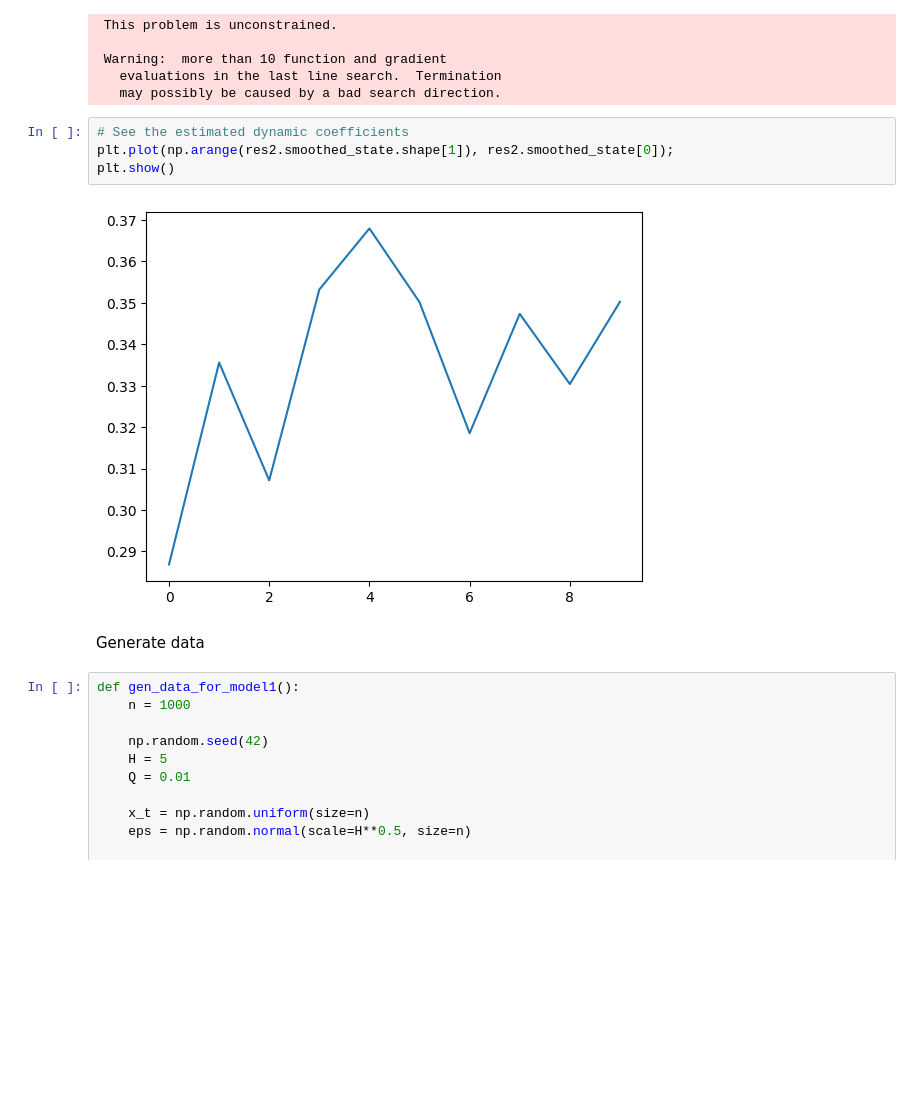
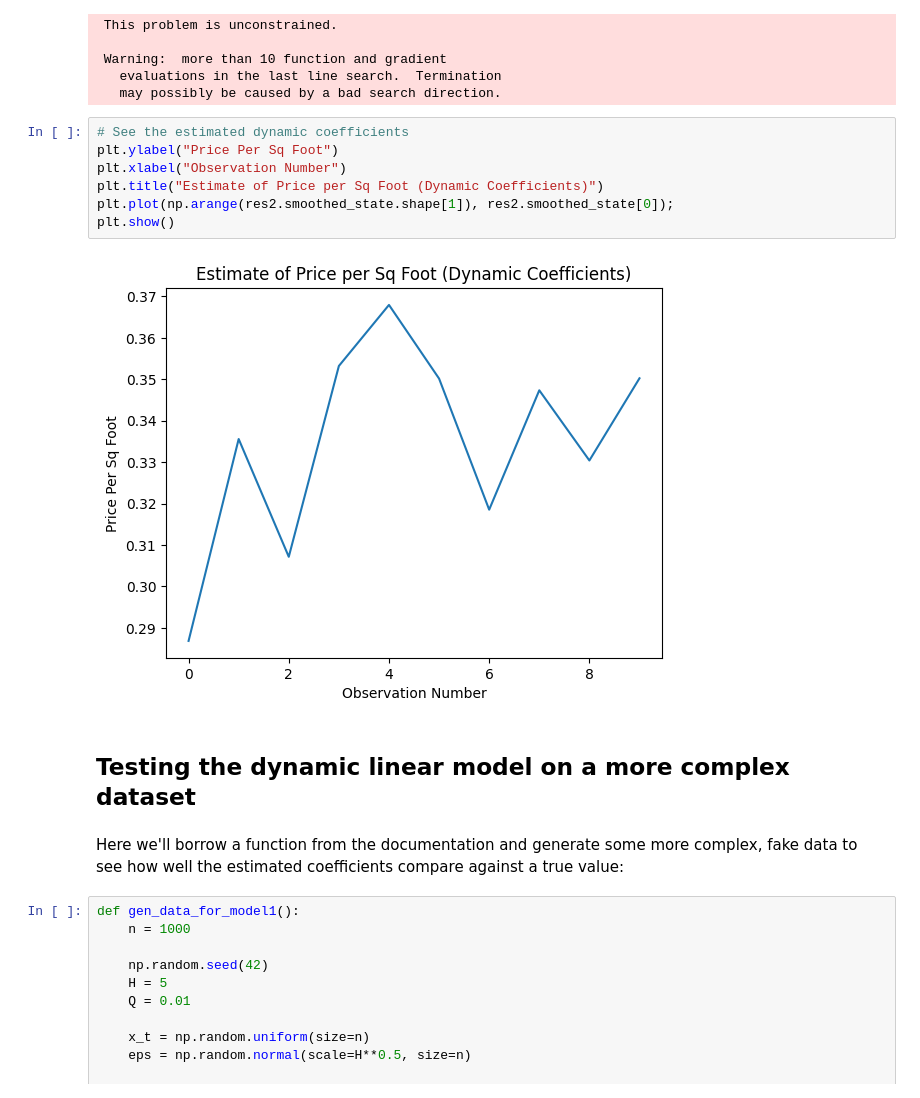
Before and after one commit to banditkings/learning-causal-impact, a Jupyter notebook: notebooks/linreg_statespace.ipynb, the cells around one changed output. Saved outputs shown, nothing was run; the diff lists cells and outputs as text; blank space fills up the shorter version.

```diff
--- a/notebooks/linreg_statespace.ipynb
+++ b/notebooks/linreg_statespace.ipynb
@@ -303,12 +310,17 @@ Warnings:
    may possibly be caused by a bad search direction.
 # %%
 # See the estimated dynamic coefficients
+plt.ylabel("Price Per Sq Foot")
+plt.xlabel("Observation Number")
+plt.title("Estimate of Price per Sq Foot (Dynamic Coefficients)")
 plt.plot(np.arange(res2.smoothed_state.shape[1]), res2.smoothed_state[0]);
 plt.show()
 # %% [output]
-[figure, old version]
+[figure, new version]
-# %% [markdown]
-Generate data
+# %% [markdown]
+## Testing the dynamic linear model on a more complex dataset
+# %% [markdown]
+Here we'll borrow a function from the documentation and generate some more complex, fake data to see how well the estimated coefficients compare against a true value:
 # %%
 def gen_data_for_model1():
     n = 1000
```
Also changed, not shown: parts of 14 cells of this notebook.
